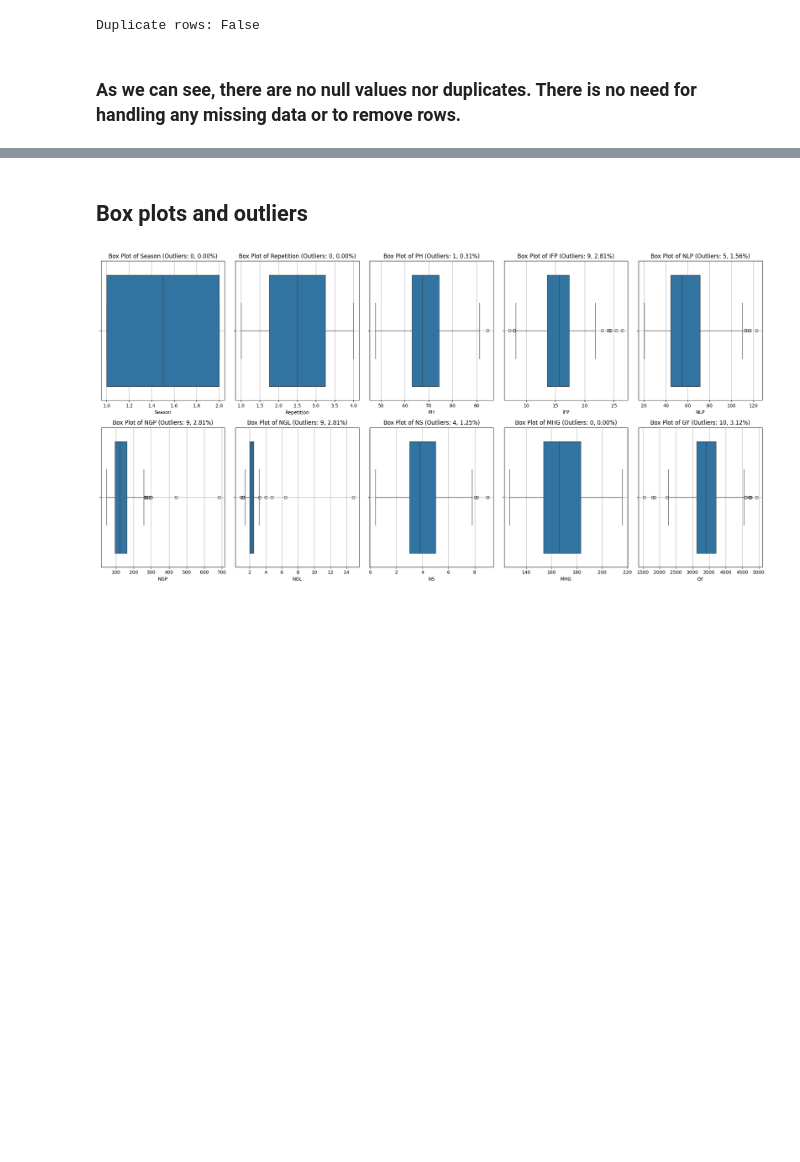
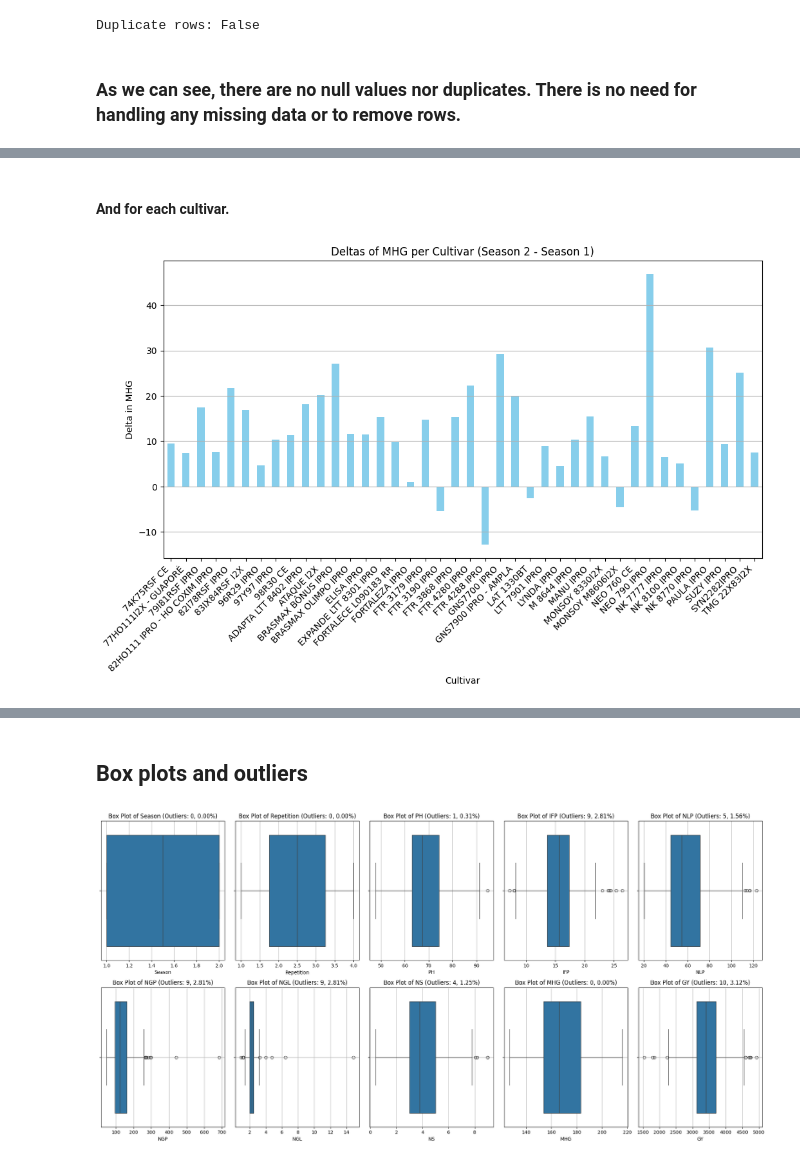
Before and after one commit to AntoniaPopovici/VOIS_2024, a Jupyter notebook: main.ipynb, the cells around one changed output, grey strips where cells are left out. Saved outputs shown, nothing was run; the diff lists cells and outputs as text; code cells hidden in the pictures; blank space fills up the shorter version.

```diff
--- a/main.ipynb
+++ b/main.ipynb
@@ -198,0 +278,16 @@ Duplicate rows: False
+# %% [markdown]
+#### And for each cultivar.
+# %%
+cultivar_avg = df.groupby(['Cultivar', 'Season'])[['MHG']].mean().unstack()
+cultivar_delta_mhg = cultivar_avg['MHG'][2] - cultivar_avg['MHG'][1]
+
+plt.figure(figsize=(12, 6))
+cultivar_delta_mhg.plot(kind='bar', color='skyblue')
+plt.title('Deltas of MHG per Cultivar (Season 2 - Season 1)')
+plt.xlabel('Cultivar')
+plt.ylabel('Delta in MHG')
+plt.xticks(rotation=45, ha='right')
+plt.grid(axis='y')
+plt.show()
+# %% [output]
+[figure, added]
```
Also changed, not shown: parts of 46 cells of this notebook, 5 other files.
